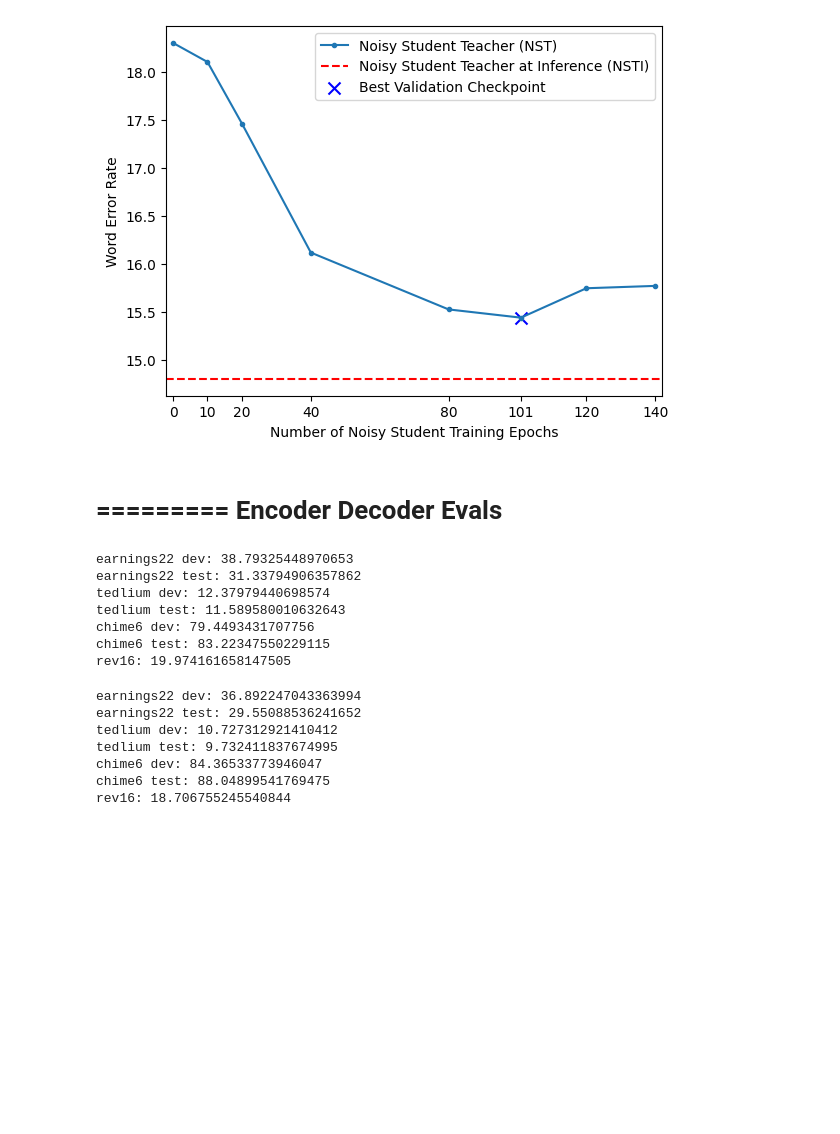
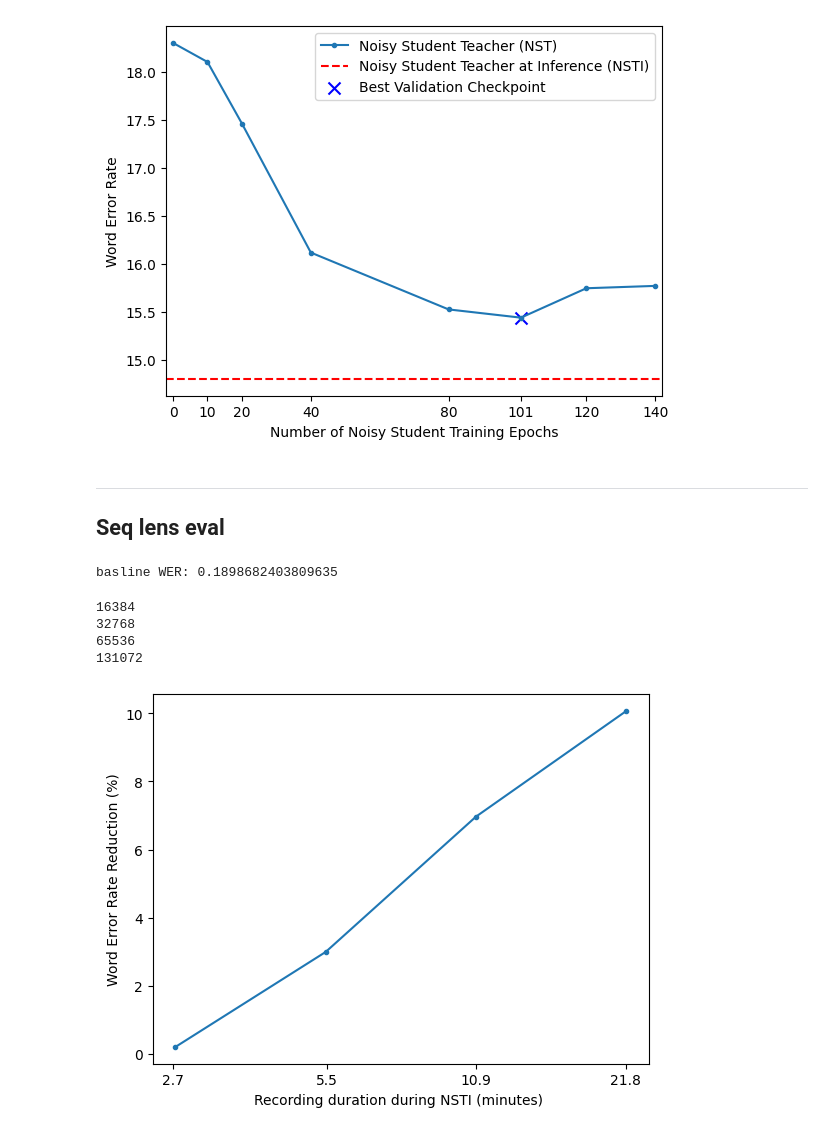
Before and after one commit to robflynnyh/dynamic-asr-eval, a Jupyter notebook: lcasr/results/eval.ipynb, the cells around one changed output. Saved outputs shown, nothing was run; the diff lists cells and outputs as text; code cells hidden in the pictures; blank space fills up the shorter version.

```diff
--- a/lcasr/results/eval.ipynb
+++ b/lcasr/results/eval.ipynb
@@ -287,41 +323,45 @@ plt.savefig('earnings_nst.pdf', bbox_inches='tight')
 plt.show()
 # %% [output]
 [figure]
-# %% [markdown]
-=========
-Encoder Decoder Evals
-=========
-# %%
-for dataset in ['earnings22', 'tedlium', 'chime6']:
-    for split in ['dev', 'test']:
-        #if dataset == 'chime6' and split == 'test': continue
-        data = get_data(f'{dataset}-{split}', base_path='./enc_dec_normal_eval/')
-        print(f"{dataset} {split}: {data[0]['wer']*100}")
-print(f"rev16: {get_data('rev16-test', base_path='./enc_dec_normal_eval/')[0]['wer']*100}")
-# %% [output]
-earnings22 dev: 38.79325448970653
-earnings22 test: 31.33794906357862
-tedlium dev: 12.37979440698574
-tedlium test: 11.589580010632643
-chime6 dev: 79.4493431707756
-chime6 test: 83.22347550229115
-rev16: 19.974161658147505
-# %%
-proccessed = [el.split("_")[0] for el in os.listdir('./enc_dec_joint_eval/')]
-
-for dataset in ['earnings22', 'tedlium', 'chime6']:
-    for split in ['dev', 'test']:
-        if f'{dataset}-{split}' in proccessed:
-        #if dataset == 'chime6' and split == 'test': continue
-            data = get_data(f'{dataset}-{split}', base_path='./enc_dec_joint_eval/')
-            print(f"{dataset} {split}: {data[0]['wer']*100}")
-
-print(f"rev16: {get_data('rev16-test', base_path='./enc_dec_joint_eval/')[0]['wer']*100}")
-# %% [output]
-earnings22 dev: 36.892247043363994
-earnings22 test: 29.55088536241652
-tedlium dev: 10.727312921410412
-tedlium test: 9.732411837674995
-chime6 dev: 84.36533773946047
-chime6 test: 88.04899541769475
-rev16: 18.706755245540844
+# %% [markdown]
+-----------------------
+Seq lens eval
+-----------------------
+# %%
+seq_lens_f = os.listdir('./seqlens')
+baseline = get_data('earnings22-baseline', base_path='./seqlens/')
+print(f'basline WER: {baseline[0]["wer"]}')
+# %% [output]
+basline WER: 0.1898682403809635
+# %%
+seq_lens_f = os.listdir('./seqlens')
+epochs = [1]
+seq_lens = [16384, 32768, 65536, 131072]
+results = {}
+for i, e in enumerate(epochs):
+    results[e] = {}
+    for s in seq_lens:
+        print(s)
+        data = get_data(f'earnings22-{s}-epoch-{e}-test', base_path='./seqlens/')
+        #print(data[0]['wer']*100)
+        results[e][s] = data[0]['wer']*100
+
+import matplotlib
+for e in epochs[:1]:
+    plt.plot([el/100/60 for el in seq_lens], pdecrease([18.3]+list(results[e].values())), label=f'Epoch {e}', marker='o', markersize=3)
+
+ax=plt.gca()
+ax.set_xscale('log', base=2)
+ax.set_xticks([round(el/100/60, 1) for el in sorted(seq_lens)])
+ax.get_xaxis().set_major_formatter(matplotlib.ticker.ScalarFormatter())
+plt.rc('xtick', labelsize=10)
+plt.xlabel('Recording duration during NSTI (minutes) ')
+plt.ylabel('Word Error Rate Reduction (%)')
+#plt.legend()
+plt.savefig('earnings_nst_seq_lens.pdf', bbox_inches='tight')
+# %% [output]
+16384
+32768
+65536
+131072
+[figure, added]
```
Also changed, not shown: parts of 17 cells of this notebook, 13 other files.
